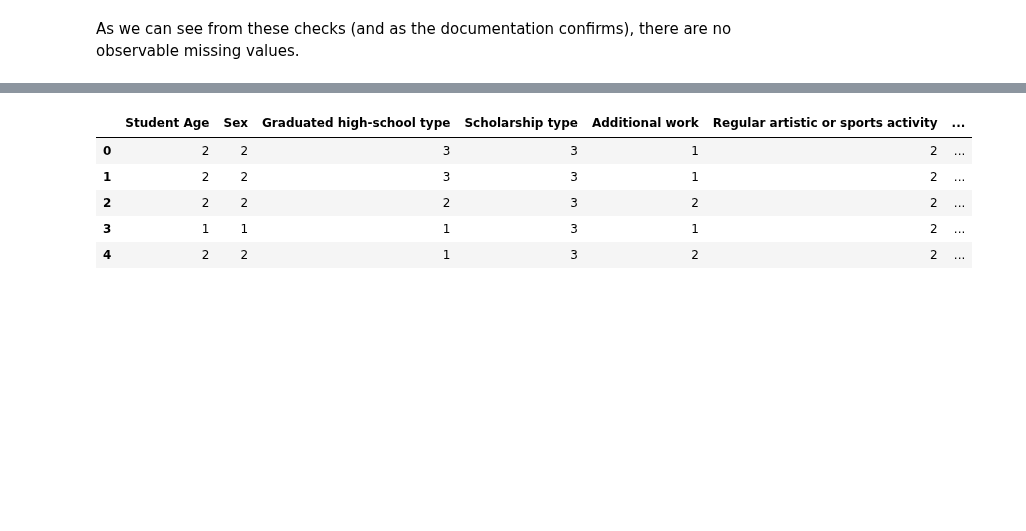
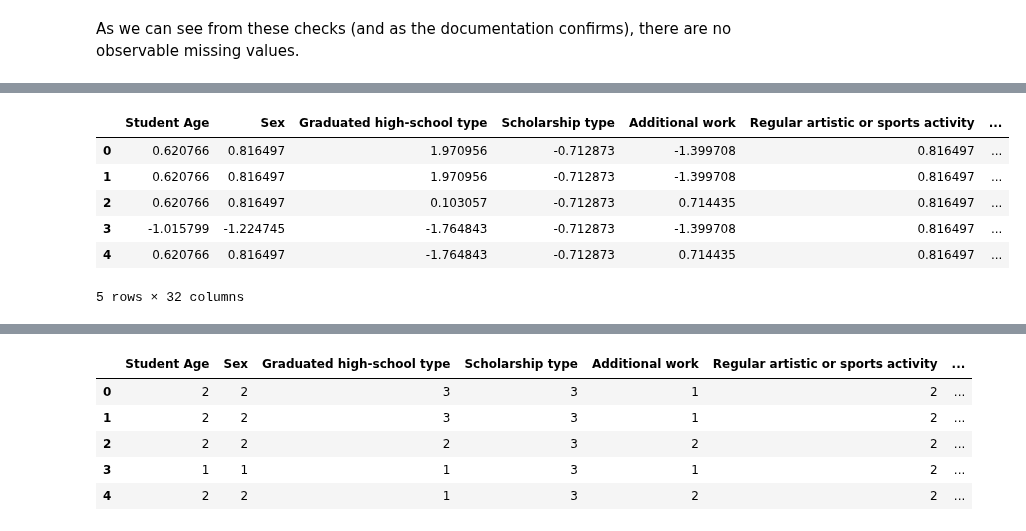
Before and after one commit to Jairik/Data-Science-Fundementals, a Jupyter notebook: Profiling-Academic-Trajectories/project-2-JJ-McCauley.ipynb, the cells around one changed output, grey strips where cells are left out. Cells and saved outputs as stored; diff of their text form; code cells hidden in the pictures; blank space fills up the shorter version.

```diff
--- a/Profiling-Academic-Trajectories/project-2-JJ-McCauley.ipynb
+++ b/Profiling-Academic-Trajectories/project-2-JJ-McCauley.ipynb
@@ -203,0 +201,20 @@ Addiitonally, just as one last confirmation that the data was correcltly loaded,
+# %%
+from sklearn.preprocessing import StandardScaler  # For feature scaling
+
+scaler = StandardScaler()  # Initialize the scaler
+
+# Scale all columns with numerical data types
+hesp_df_scaled = pd.DataFrame(
+    scaler.fit_transform(hesp_df_raw),
+    columns=hesp_df_raw.columns
+)
+
+hesp_df_scaled.head()  # Display the first few rows of the scaled dataframe
+# %% [output]
+|  | Student Age | Sex | Graduated high-school type | Scholarship type | Additional work | Regular artistic or sports activity | ... |
+| 0 | 0.620766 | 0.816497 | 1.970956 | -0.712873 | -1.399708 | 0.816497 | ... |
+| 1 | 0.620766 | 0.816497 | 1.970956 | -0.712873 | -1.399708 | 0.816497 | ... |
+| 2 | 0.620766 | 0.816497 | 0.103057 | -0.712873 | 0.714435 | 0.816497 | ... |
+| 3 | -1.015799 | -1.224745 | -1.764843 | -0.712873 | -1.399708 | 0.816497 | ... |
+| 4 | 0.620766 | 0.816497 | -1.764843 | -0.712873 | 0.714435 | 0.816497 | ... |
+5 rows × 32 columns
```
Also changed, not shown: parts of 33 cells of this notebook.
